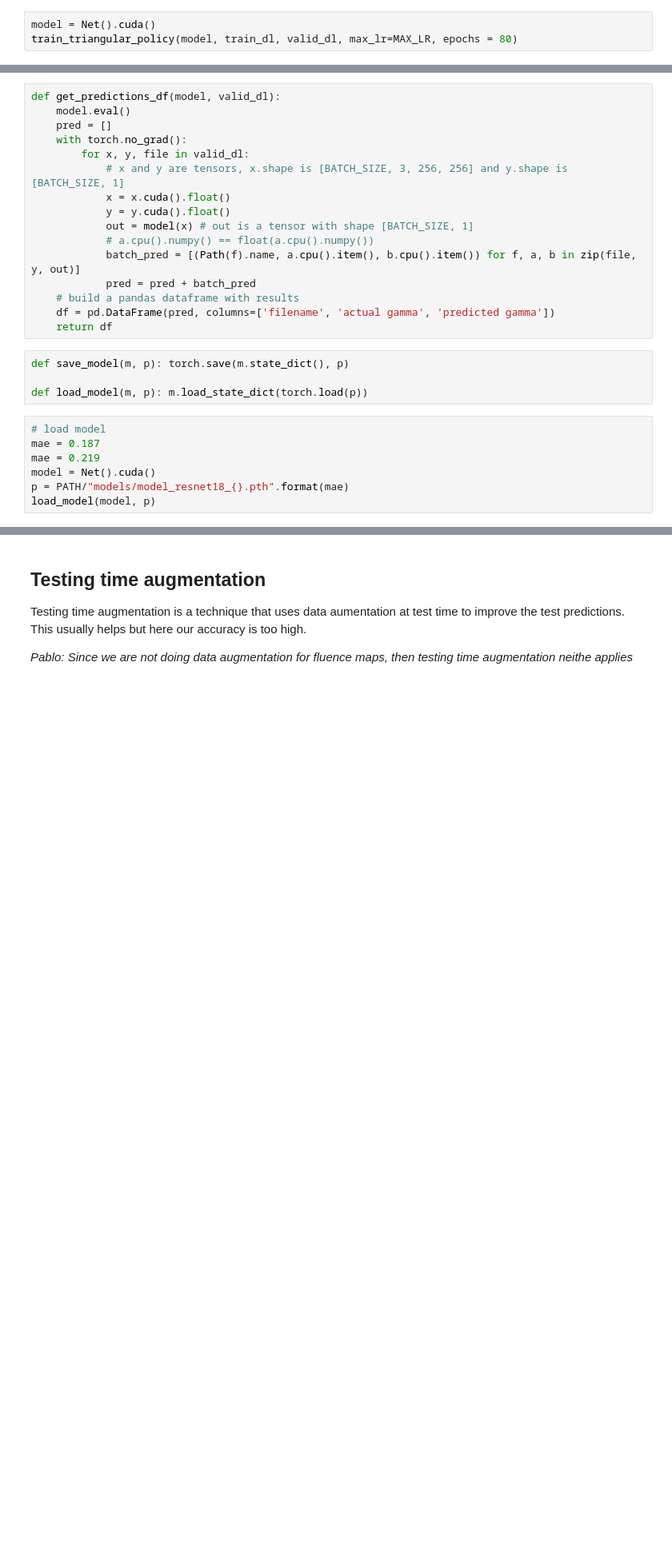
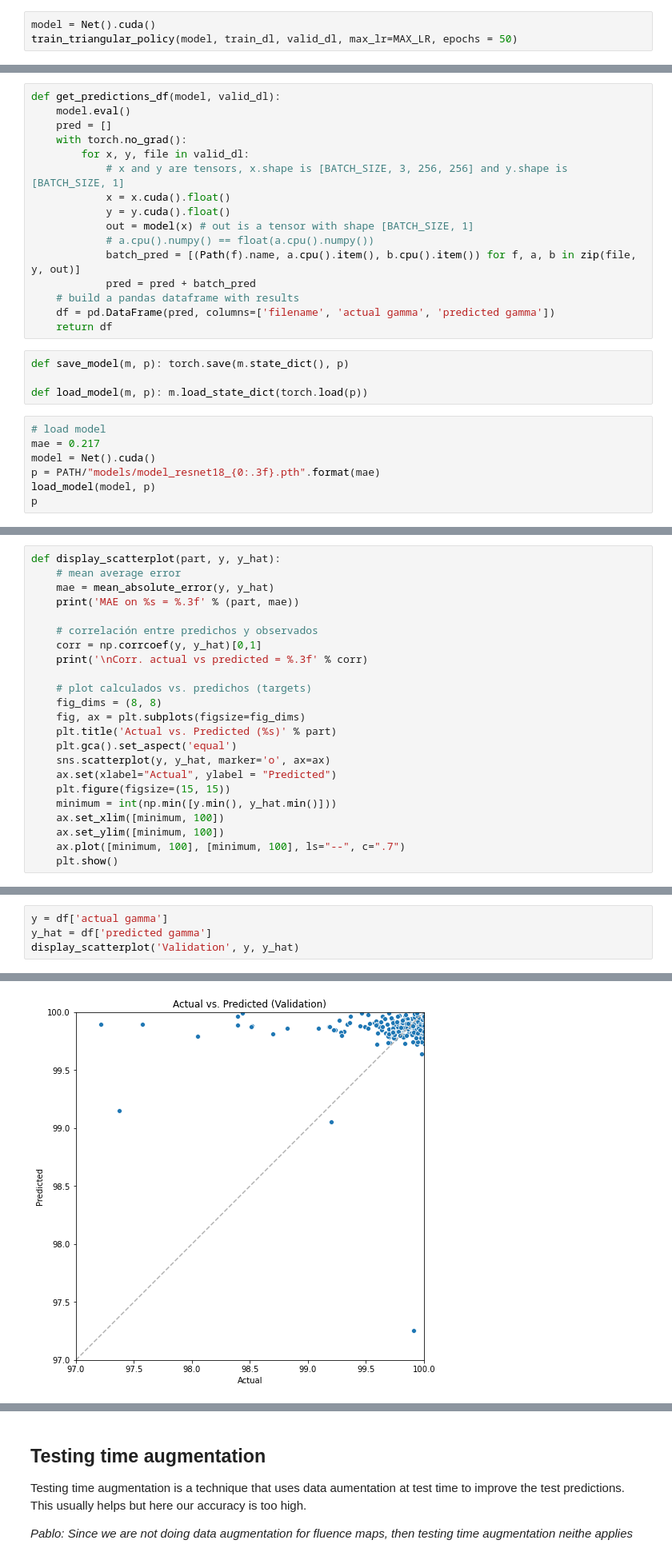
Before and after one commit to pablojrios/fluence_maps, a Jupyter notebook: pytorch/pytorch-fluence-maps-LATEST.ipynb, the cells around one changed output, grey strips where cells are left out. Shown at 80% size. Saved outputs shown, nothing was run; the diff lists cells and outputs as text; blank space fills up the shorter version.

```diff
--- a/pytorch/pytorch-fluence-maps-LATEST.ipynb
+++ b/pytorch/pytorch-fluence-maps-LATEST.ipynb
@@ -766,4 +854,4 @@ train_triangular_policy(model, train_dl, valid_dl, max_lr=MAX_LR, epochs = 20)
 # %%
 model = Net().cuda()
-train_triangular_policy(model, train_dl, valid_dl, max_lr=MAX_LR, epochs = 80)
+train_triangular_policy(model, train_dl, valid_dl, max_lr=MAX_LR, epochs = 50)
 # %% [output]
@@ -815,8 +903,8 @@ def save_model(m, p): torch.save(m.state_dict(), p)
 def load_model(m, p): m.load_state_dict(torch.load(p))
 # %%
 # load model
-mae = 0.187
-mae = 0.219
+mae = 0.217
 model = Net().cuda()
-p = PATH/"models/model_resnet18_{}.pth".format(mae)
+p = PATH/"models/model_resnet18_{0:.3f}.pth".format(mae)
 load_model(model, p)
+p
@@ -822,0 +913,23 @@ load_model(model, p)
+# %%
+def display_scatterplot(part, y, y_hat):
+    # mean average error
+    mae = mean_absolute_error(y, y_hat)
+    print('MAE on %s = %.3f' % (part, mae))
+
+    # correlación entre predichos y observados
+    corr = np.corrcoef(y, y_hat)[0,1]
+    print('\nCorr. actual vs predicted = %.3f' % corr)
+
+    # plot calculados vs. predichos (targets)
+    fig_dims = (8, 8)
+    fig, ax = plt.subplots(figsize=fig_dims)
+    plt.title('Actual vs. Predicted (%s)' % part)
+    plt.gca().set_aspect('equal')
+    sns.scatterplot(y, y_hat, marker='o', ax=ax)
+    ax.set(xlabel="Actual", ylabel = "Predicted")
+    plt.figure(figsize=(15, 15))
+    minimum = int(np.min([y.min(), y_hat.min()]))
+    ax.set_xlim([minimum, 100])
+    ax.set_ylim([minimum, 100])
+    ax.plot([minimum, 100], [minimum, 100], ls="--", c=".7")
+    plt.show()
@@ -822,0 +958,5 @@ load_model(model, p)
+# %%
+y = df['actual gamma']
+y_hat = df['predicted gamma']
+display_scatterplot('Validation', y, y_hat)
+# %% [output]
@@ -822,0 +966 @@ load_model(model, p)
+[figure, added]
```
Also changed, not shown: parts of 40 cells of this notebook, 1 other file.
